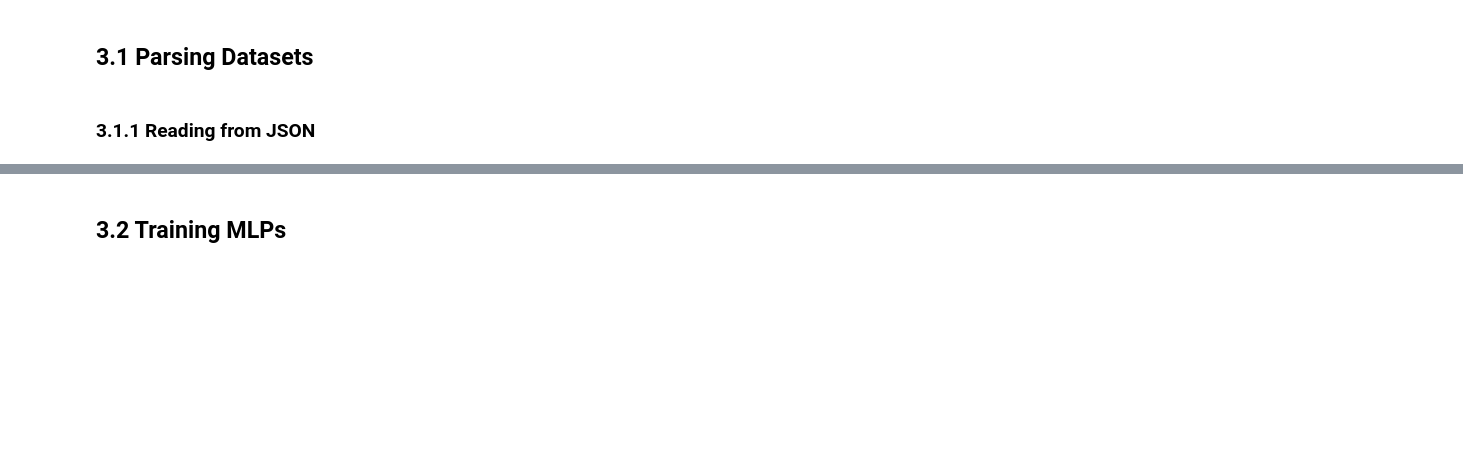
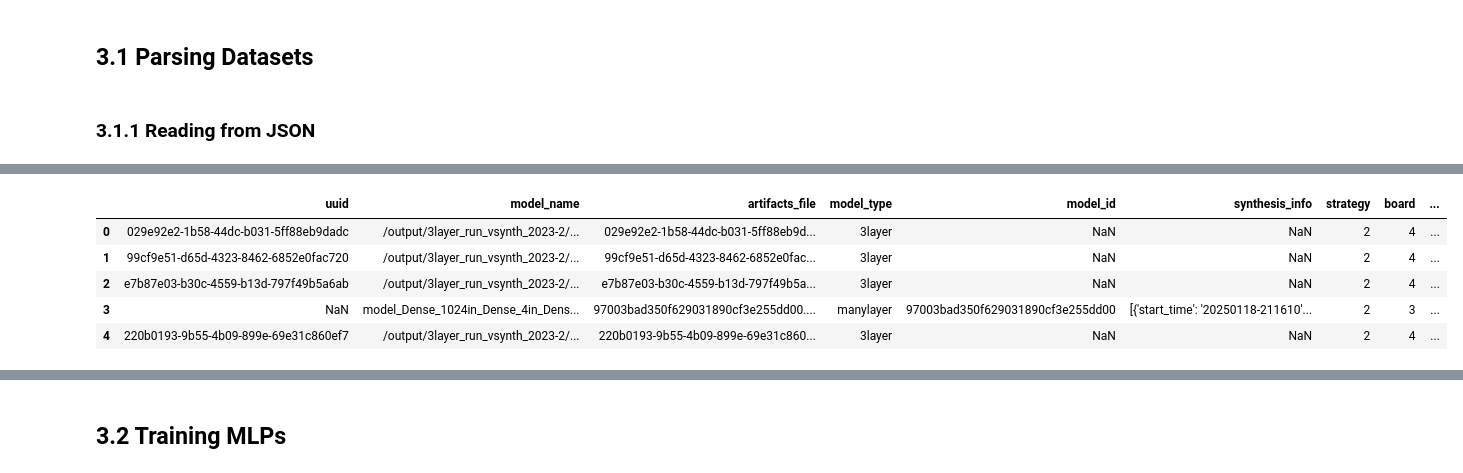
Before and after one commit to IMPETUS-UdeS/rule4ml, a Jupyter notebook: notebooks/tutorial.ipynb, the cells around one changed output, grey strips where cells are left out. Drawn from its saved outputs; the diff is of its cells as text; code cells hidden in the pictures; blank space fills up the shorter version.

```diff
--- a/notebooks/tutorial.ipynb
+++ b/notebooks/tutorial.ipynb
@@ -508,21 +468,28 @@ train_df.head()
 # %%
 test_json_data = read_from_json(
-    os.path.join(base_path, "datasets", "iccad_submit", "preprocessed", "test_split.json"),
+    os.path.join(base_path, "datasets", "iccad_submit", "preprocessed", "test_split_fixed.json"),
     # data_filter,
 )
 
 test_meta_data, test_global_inputs, test_targets = get_global_data(test_json_data)
 test_sequential_inputs = get_sequential_data(test_json_data)
 
 test_df = to_dataframe(
     meta_data=test_meta_data,
     global_inputs=test_global_inputs,
     sequential_inputs=test_sequential_inputs,
     global_categorical_maps=global_categorical_maps,
     sequential_categorical_maps=sequential_categorical_maps,
     targets=test_targets,
 )
 test_df.head()
+# %% [output]
+|  | uuid | model_name | artifacts_file | model_type | model_id | synthesis_info | strategy | board | ... |
+| 0 | 029e92e2-1b58-44dc-b031-5ff88eb9dadc | /output/3layer_run_vsynth_2023-2/... | 029e92e2-1b58-44dc-b031-5ff88eb9d... | 3layer | NaN | NaN | 2 | 4 | ... |
+| 1 | 99cf9e51-d65d-4323-8462-6852e0fac720 | /output/3layer_run_vsynth_2023-2/... | 99cf9e51-d65d-4323-8462-6852e0fac... | 3layer | NaN | NaN | 2 | 4 | ... |
+| 2 | e7b87e03-b30c-4559-b13d-797f49b5a6ab | /output/3layer_run_vsynth_2023-2/... | e7b87e03-b30c-4559-b13d-797f49b5a... | 3layer | NaN | NaN | 2 | 4 | ... |
+| 3 | NaN | model_Dense_1024in_Dense_4in_Dens... | 97003bad350f629031890cf3e255dd00.... | manylayer | 97003bad350f629031890cf3e255dd00 | [{'start_time': '20250118-211610'... | 2 | 3 | ... |
+| 4 | 220b0193-9b55-4b09-899e-69e31c860ef7 | /output/3layer_run_vsynth_2023-2/... | 220b0193-9b55-4b09-899e-69e31c860... | 3layer | NaN | NaN | 2 | 4 | ... |
 # %%
 train_df = train_df.dropna(subset=["interval"])
 test_df = test_df.dropna(subset=["interval"])
```
Also changed, not shown: parts of 27 cells of this notebook, 12 other files.
